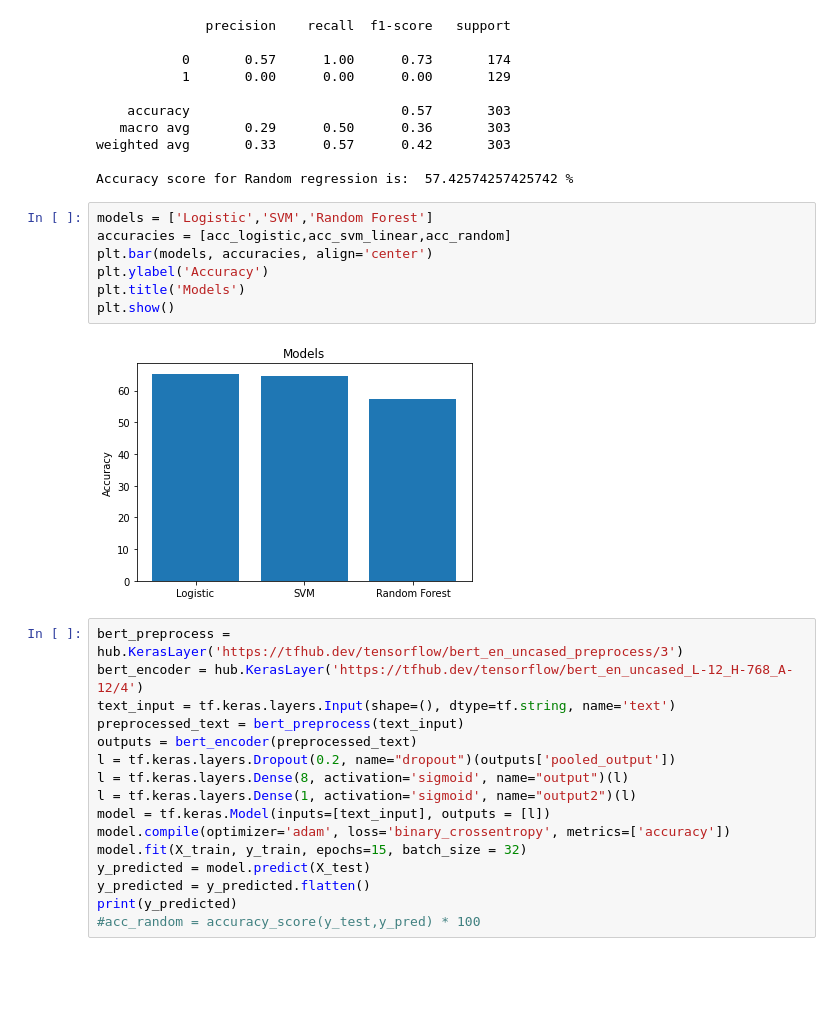
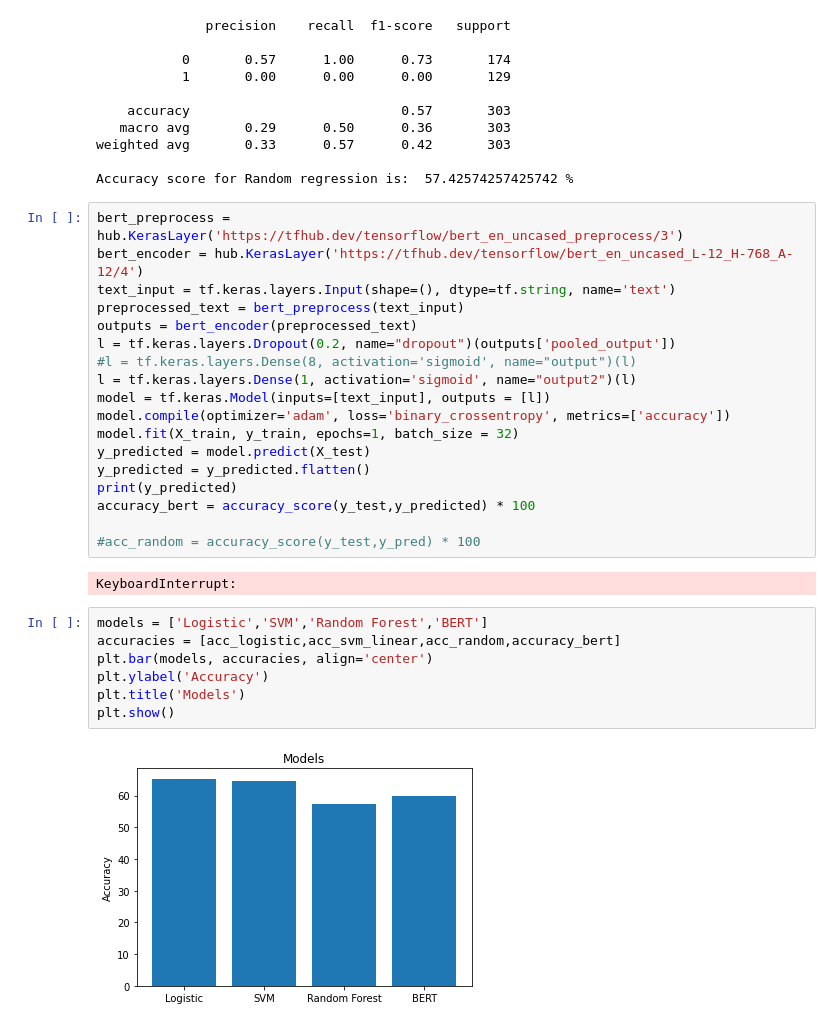
Before and after one commit to karan1dhir/Machine-Learning-Project, a Jupyter notebook: HateSpeech.ipynb, the cells around one changed output. Cells and saved outputs as stored; diff of their text form; blank space fills up the shorter version.

Commit message:
BERT added

```diff
--- a/HateSpeech.ipynb
+++ b/HateSpeech.ipynb
@@ -206,28 +210,32 @@ print("Accuracy score for Random regression is: ", acc_random,'%')
 weighted avg       0.33      0.57      0.42       303
 
 Accuracy score for Random regression is:  57.42574257425742 %
+# %%
+bert_preprocess = hub.KerasLayer('https://tfhub.dev/tensorflow/bert_en_uncased_preprocess/3')
+bert_encoder = hub.KerasLayer('https://tfhub.dev/tensorflow/bert_en_uncased_L-12_H-768_A-12/4')
+text_input = tf.keras.layers.Input(shape=(), dtype=tf.string, name='text')
+preprocessed_text = bert_preprocess(text_input)
+outputs = bert_encoder(preprocessed_text)
+l = tf.keras.layers.Dropout(0.2, name="dropout")(outputs['pooled_output'])
+#l = tf.keras.layers.Dense(8, activation='sigmoid', name="output")(l)
+l = tf.keras.layers.Dense(1, activation='sigmoid', name="output2")(l)
+model = tf.keras.Model(inputs=[text_input], outputs = [l])
+model.compile(optimizer='adam', loss='binary_crossentropy', metrics=['accuracy'])
+model.fit(X_train, y_train, epochs=1, batch_size = 32)
+y_predicted = model.predict(X_test)
+y_predicted = y_predicted.flatten()
+print(y_predicted)
+accuracy_bert = accuracy_score(y_test,y_predicted) * 100
+
+#acc_random = accuracy_score(y_test,y_pred) * 100
+# %% [output]
+KeyboardInterrupt:
 # %%
-models = ['Logistic','SVM','Random Forest']
-accuracies = [acc_logistic,acc_svm_linear,acc_random]
+models = ['Logistic','SVM','Random Forest','BERT']
+accuracies = [acc_logistic,acc_svm_linear,acc_random,accuracy_bert]
 plt.bar(models, accuracies, align='center')
 plt.ylabel('Accuracy')
 plt.title('Models')
 plt.show()
 # %% [output]
-[figure, old version]
+[figure, new version]
-# %%
-bert_preprocess = hub.KerasLayer('https://tfhub.dev/tensorflow/bert_en_uncased_preprocess/3')
-bert_encoder = hub.KerasLayer('https://tfhub.dev/tensorflow/bert_en_uncased_L-12_H-768_A-12/4')
-text_input = tf.keras.layers.Input(shape=(), dtype=tf.string, name='text')
-preprocessed_text = bert_preprocess(text_input)
-outputs = bert_encoder(preprocessed_text)
-l = tf.keras.layers.Dropout(0.2, name="dropout")(outputs['pooled_output'])
-l = tf.keras.layers.Dense(8, activation='sigmoid', name="output")(l)
-l = tf.keras.layers.Dense(1, activation='sigmoid', name="output2")(l)
-model = tf.keras.Model(inputs=[text_input], outputs = [l])
-model.compile(optimizer='adam', loss='binary_crossentropy', metrics=['accuracy'])
-model.fit(X_train, y_train, epochs=15, batch_size = 32)
-y_predicted = model.predict(X_test)
-y_predicted = y_predicted.flatten()
-print(y_predicted)
-#acc_random = accuracy_score(y_test,y_pred) * 100
```
Also changed, not shown: parts of 3 cells of this notebook.
